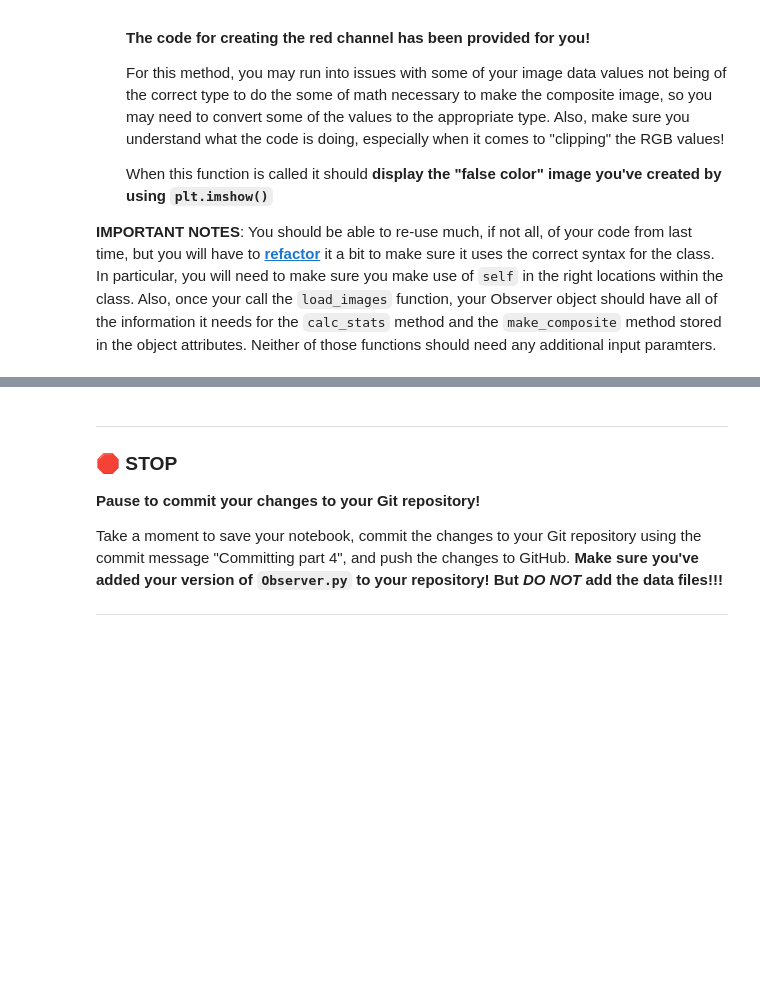
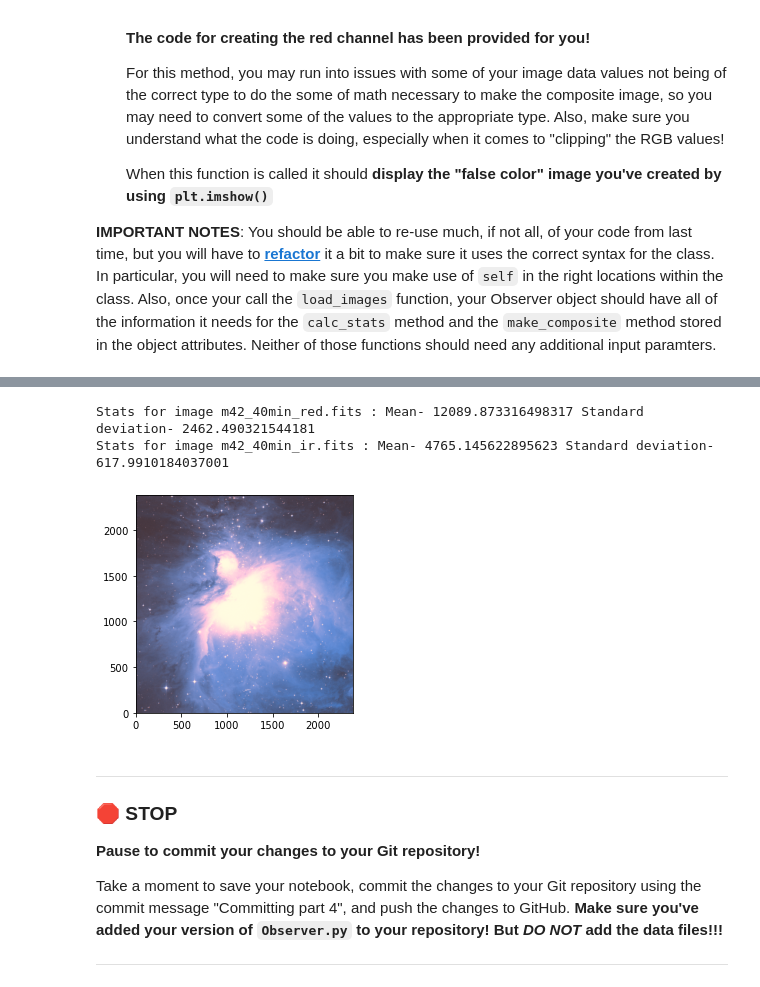
Before and after one commit to KrauseFo/cmse202-s21-turnin, a Jupyter notebook: hw-02/HW-02_PandasReviewAndPythonObjects-STUDENT.ipynb, the cells around one changed output, grey strips where cells are left out. Cells and saved outputs as stored; diff of their text form; code cells hidden in the pictures; blank space fills up the shorter version.

```diff
--- a/hw-02/HW-02_PandasReviewAndPythonObjects-STUDENT.ipynb
+++ b/hw-02/HW-02_PandasReviewAndPythonObjects-STUDENT.ipynb
@@ -364,11 +364,20 @@ If you need the data files again, you can get them here:
 # %%
 # The magic commands below tells Jupyter Notebook to automatically load classes and methods from external files
 # in case they have changed from last load time;
 # This is useful in case you're editing and trying to debug your script and you should leave them here.
 %reload_ext autoreload
 %autoreload 2
 
 # Put your code here
+from Observer import Observer
+
+observer = Observer('m42_40min_red.fits','m42_40min_ir.fits')
+observer.calc_stats()
+observer.make_composite()
+# %% [output]
+Stats for image m42_40min_red.fits : Mean- 12089.873316498317 Standard deviation- 2462.490321544181
+Stats for image m42_40min_ir.fits : Mean- 4765.145622895623 Standard deviation- 617.9910184037001
+[figure, added]
 # %% [markdown]
 ---
 ### &#128721; STOP
```
Also changed, not shown: 1 other file.
